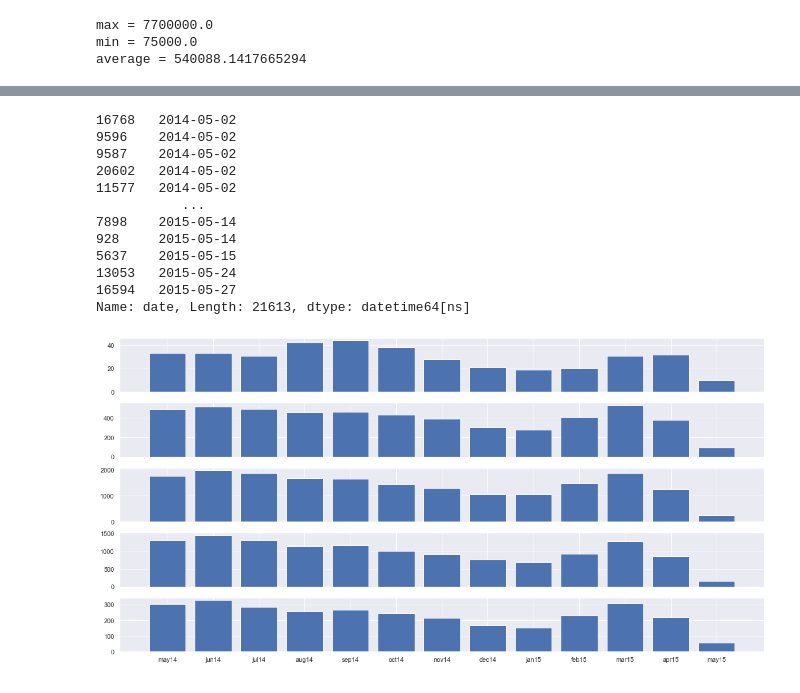
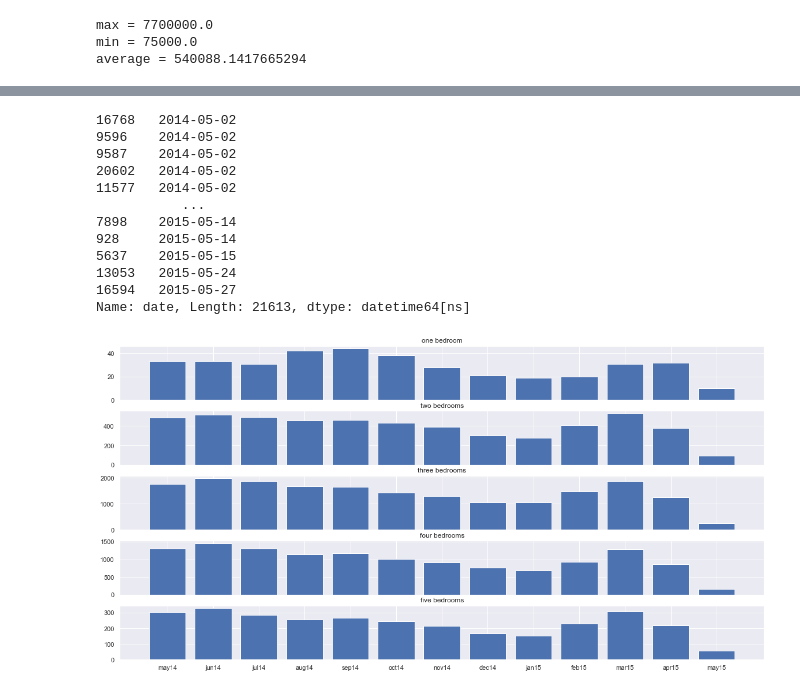
Before and after one commit to Arrinch/eda, a Jupyter notebook: homes.ipynb, the cells around one changed output, grey strips where cells are left out. Cells and saved outputs as stored; diff of their text form; code cells hidden in the pictures.

```diff
--- a/homes.ipynb
+++ b/homes.ipynb
@@ -95,31 +94,37 @@ res1, res2, res3, res4, res5 = [], [], [], [], []
 
 for item in date_start_end_range_dictionary.items():
     res1.append(df_query_date_range_bedrooms(df1, item[0], item[1], 1))
     res2.append(df_query_date_range_bedrooms(df1, item[0], item[1], 2))
     res3.append(df_query_date_range_bedrooms(df1, item[0], item[1], 3))
     res4.append(df_query_date_range_bedrooms(df1, item[0], item[1], 4))
     res5.append(df_query_date_range_bedrooms(df1, item[0], item[1], 5))
 
 months = ['may14', 'jun14', 'jul14', 'aug14', 'sep14', 'oct14', 'nov14', 'dec14', 'jan15', 'feb15', 'mar15', 'apr15', 'may15']
 
 ax[0].bar(months, res1)
 ax[1].bar(months, res2)
 ax[2].bar(months, res3)
 ax[3].bar(months, res4)
 ax[4].bar(months, res5)
 
+ax[0].set_title('one bedroom')
+ax[1].set_title('two bedrooms')
+ax[2].set_title('three bedrooms')
+ax[3].set_title('four bedrooms')
+ax[4].set_title('five bedrooms')
+
 plt.show()
 # %% [output]
 16768   2014-05-02
 9596    2014-05-02
 9587    2014-05-02
 20602   2014-05-02
 11577   2014-05-02
            ...
 7898    2015-05-14
 928     2015-05-14
 5637    2015-05-15
 13053   2015-05-24
 16594   2015-05-27
 Name: date, Length: 21613, dtype: datetime64[ns]
-[figure, old version]
+[figure, new version]
```
Also changed, not shown: parts of 3 cells of this notebook.
